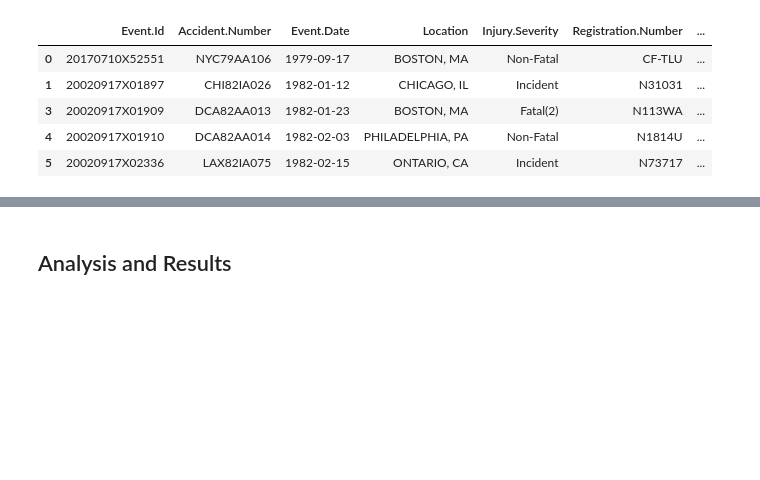
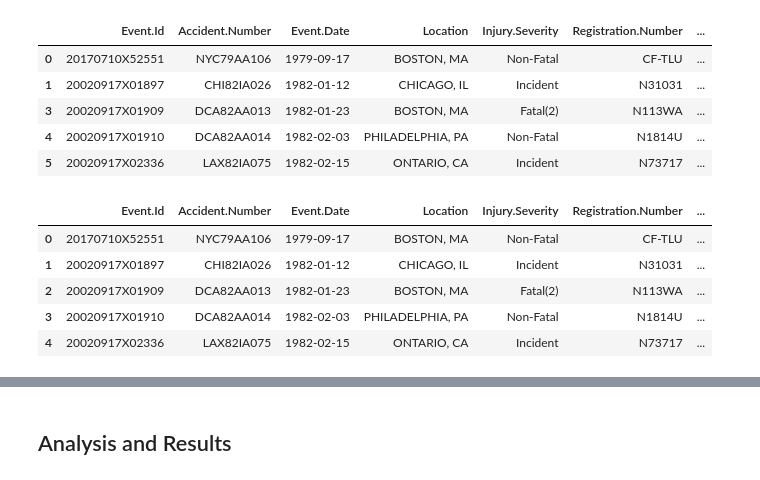
Before and after one commit to basstraining/wings_and_flats, a Jupyter notebook: Final.ipynb, the cells around one changed output, grey strips where cells are left out. Saved outputs shown, nothing was run; the diff lists cells and outputs as text; code cells hidden in the pictures; blank space fills up the shorter version.

```diff
--- a/Final.ipynb
+++ b/Final.ipynb
@@ -679,0 +658,19 @@ c_plane_df3.to_csv("Data/final_clean_plane_df_4.csv", index=False)
+# %%
+# Read csv back in
+c_plane_df4 = pd.read_csv("Data/final_clean_plane_df_4.csv")
+# %%
+# Creating the severity score
+numerator = (c_plane_df4['Total.Uninjured'] + 3 * (c_plane_df4["Total.Minor.Injuries"])
+             + 12 * (c_plane_df4["Total.Serious.Injuries"]) + 25 * (c_plane_df4["Total.Fatal.Injuries"]))
+denominator = c_plane_df4['People.Count']
+c_plane_df4['Severity_Score'] = (numerator / denominator) * 100
+
+# Let's see the new column
+c_plane_df4.head()
+# %% [output]
+|  | Event.Id | Accident.Number | Event.Date | Location | Injury.Severity | Registration.Number | ... |
+| 0 | 20170710X52551 | NYC79AA106 | 1979-09-17 | BOSTON, MA | Non-Fatal | CF-TLU | ... |
+| 1 | 20020917X01897 | CHI82IA026 | 1982-01-12 | CHICAGO, IL | Incident | N31031 | ... |
+| 2 | 20020917X01909 | DCA82AA013 | 1982-01-23 | BOSTON, MA | Fatal(2) | N113WA | ... |
+| 3 | 20020917X01910 | DCA82AA014 | 1982-02-03 | PHILADELPHIA, PA | Non-Fatal | N1814U | ... |
+| 4 | 20020917X02336 | LAX82IA075 | 1982-02-15 | ONTARIO, CA | Incident | N73717 | ... |
```
Also changed, not shown: parts of 48 cells of this notebook, 13 other files.
